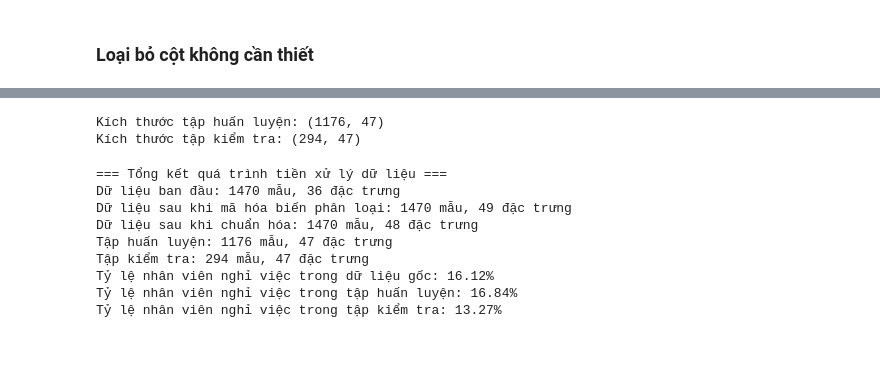
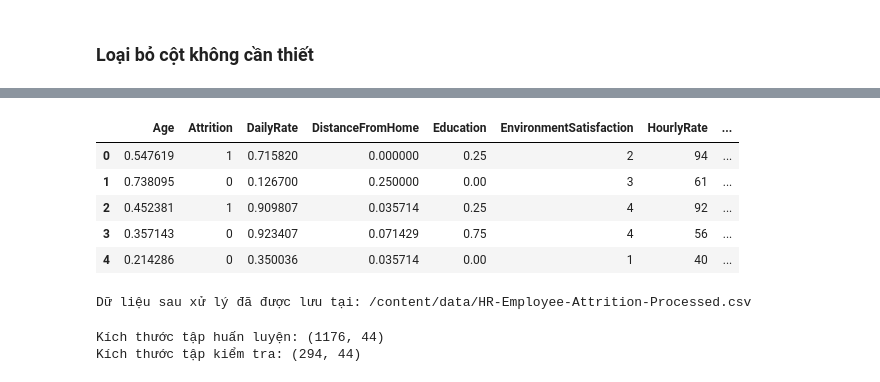
Before and after one commit to hei1sme/MAI391_FINAL_PROJECT, a Jupyter notebook: MAI391_SE194127_project.ipynb, the cells around one changed output, grey strips where cells are left out. Saved outputs shown, nothing was run; the diff lists cells and outputs as text; code cells hidden in the pictures; blank space fills up the shorter version.

```diff
--- a/MAI391_SE194127_project.ipynb
+++ b/MAI391_SE194127_project.ipynb
@@ -364,36 +220,48 @@ y = df_normalized['Attrition']
+# %%
+# Danh sách các cột số
+numerical_columns = ["Age", "DailyRate", "DistanceFromHome", "Education", "MonthlyIncome", "YearsAtCompany"]
+
+# Khởi tạo bộ chuẩn hóa MinMaxScaler
+scaler = MinMaxScaler()
+
+# Chuẩn hóa dữ liệu
+df[numerical_columns] = scaler.fit_transform(df[numerical_columns])
+
+# Kiểm tra lại dữ liệu sau khi chuẩn hóa
+df.head()
+# %% [output]
+|  | Age | Attrition | DailyRate | DistanceFromHome | Education | EnvironmentSatisfaction | HourlyRate | ... |
+| 0 | 0.547619 | 1 | 0.715820 | 0.000000 | 0.25 | 2 | 94 | ... |
+| 1 | 0.738095 | 0 | 0.126700 | 0.250000 | 0.00 | 3 | 61 | ... |
+| 2 | 0.452381 | 1 | 0.909807 | 0.035714 | 0.25 | 4 | 92 | ... |
+| 3 | 0.357143 | 0 | 0.923407 | 0.071429 | 0.75 | 4 | 56 | ... |
+| 4 | 0.214286 | 0 | 0.350036 | 0.035714 | 0.00 | 1 | 40 | ... |
+# %%
+# Lưu dataset đã xử lý
+processed_file_path = "/content/data/HR-Employee-Attrition-Processed.csv"
+df.to_csv(processed_file_path, index=False)
+
+print(f"Dữ liệu sau xử lý đã được lưu tại: {processed_file_path}")
+# %% [output]
+Dữ liệu sau xử lý đã được lưu tại: /content/data/HR-Employee-Attrition-Processed.csv
 # %%
-# Chia dữ liệu
-X_train, X_test, y_train, y_test = train_test_split_manual(X, y, test_size=0.2, random_state=42)
+from sklearn.model_selection import train_test_split
+import pandas as pd
 
-print("\nKích thước tập huấn luyện:", X_train.shape)
+# Đọc dữ liệu đã xử lý
+file_path = "/content/data/HR-Employee-Attrition-Processed.csv"
+df = pd.read_csv(file_path)
+
+# Tách biến mục tiêu và các biến đầu vào
+X = df.drop(columns=["Attrition"])
+y = df["Attrition"]
+
+# Chia tập dữ liệu (80% train, 20% test)
+X_train, X_test, y_train, y_test = train_test_split(X, y, test_size=0.2, random_state=42, stratify=y)
+
+# Kiểm tra kích thước tập dữ liệu
+print("Kích thước tập huấn luyện:", X_train.shape)
 print("Kích thước tập kiểm tra:", X_test.shape)
 # %% [output]
-Kích thước tập huấn luyện: (1176, 47)
-Kích thước tập kiểm tra: (294, 47)
+Kích thước tập huấn luyện: (1176, 44)
+Kích thước tập kiểm tra: (294, 44)
-# %%
-# Chuyển về dạng array để dễ xử lý trong các phần sau
-X_train_array = X_train.values
-X_test_array = X_test.values
-y_train_array = y_train.values
-y_test_array = y_test.values
-
-# In thông tin tổng kết
-print("\n=== Tổng kết quá trình tiền xử lý dữ liệu ===")
-print(f"Dữ liệu ban đầu: {df.shape[0]} mẫu, {df.shape[1]} đặc trưng")
-print(f"Dữ liệu sau khi mã hóa biến phân loại: {df_encoded.shape[0]} mẫu, {df_encoded.shape[1]} đặc trưng")
-print(f"Dữ liệu sau khi chuẩn hóa: {df_normalized.shape[0]} mẫu, {df_normalized.shape[1]} đặc trưng")
-print(f"Tập huấn luyện: {X_train.shape[0]} mẫu, {X_train.shape[1]} đặc trưng")
-print(f"Tập kiểm tra: {X_test.shape[0]} mẫu, {X_test.shape[1]} đặc trưng")
-print("Tỷ lệ nhân viên nghỉ việc trong dữ liệu gốc:", f"{attrition_counts['Yes'] / len(df) * 100:.2f}%")
-print("Tỷ lệ nhân viên nghỉ việc trong tập huấn luyện:", f"{y_train.mean() * 100:.2f}%")
-print("Tỷ lệ nhân viên nghỉ việc trong tập kiểm tra:", f"{y_test.mean() * 100:.2f}%")
-# %% [output]
-=== Tổng kết quá trình tiền xử lý dữ liệu ===
-Dữ liệu ban đầu: 1470 mẫu, 36 đặc trưng
-Dữ liệu sau khi mã hóa biến phân loại: 1470 mẫu, 49 đặc trưng
-Dữ liệu sau khi chuẩn hóa: 1470 mẫu, 48 đặc trưng
-Tập huấn luyện: 1176 mẫu, 47 đặc trưng
-Tập kiểm tra: 294 mẫu, 47 đặc trưng
-Tỷ lệ nhân viên nghỉ việc trong dữ liệu gốc: 16.12%
-Tỷ lệ nhân viên nghỉ việc trong tập huấn luyện: 16.84%
-Tỷ lệ nhân viên nghỉ việc trong tập kiểm tra: 13.27%
```
Also changed, not shown: parts of 15 cells of this notebook.
